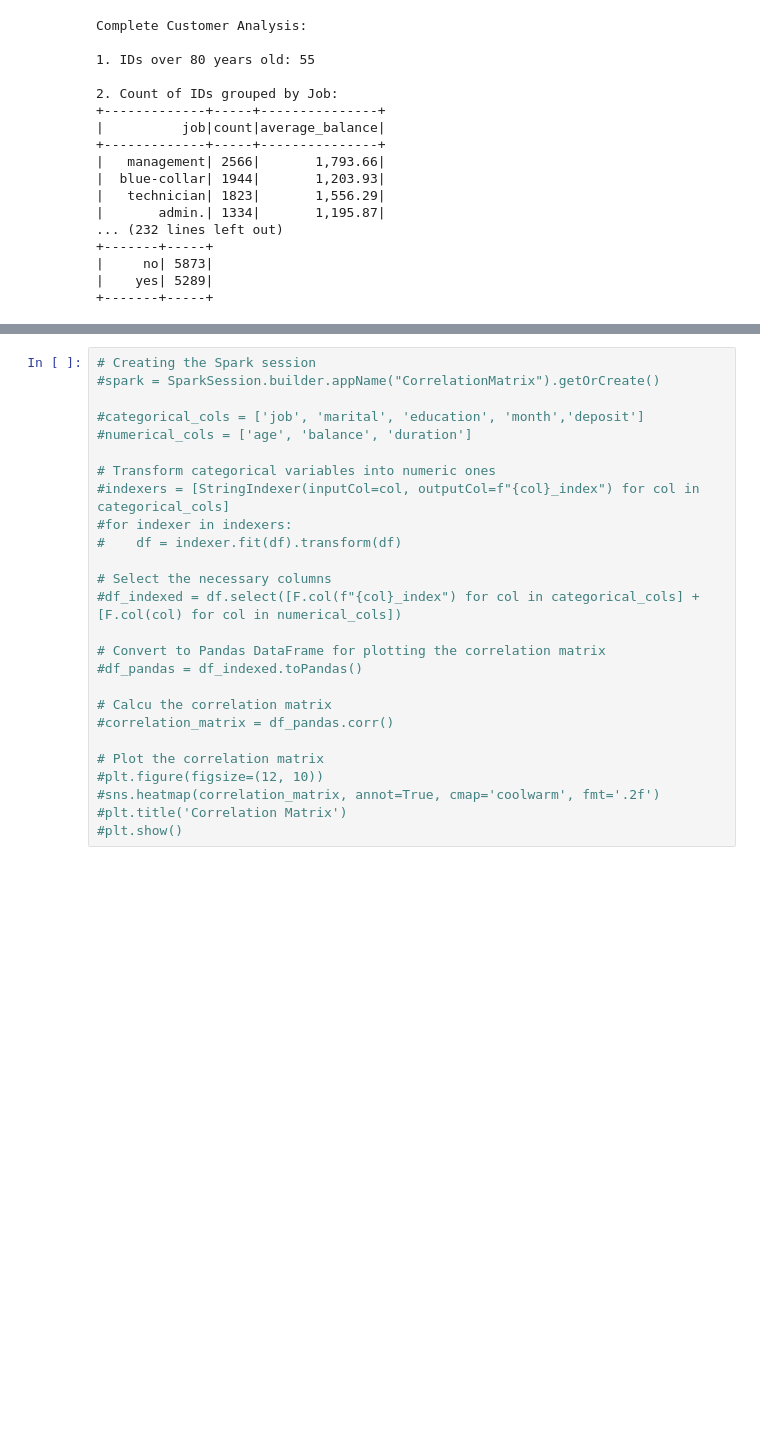
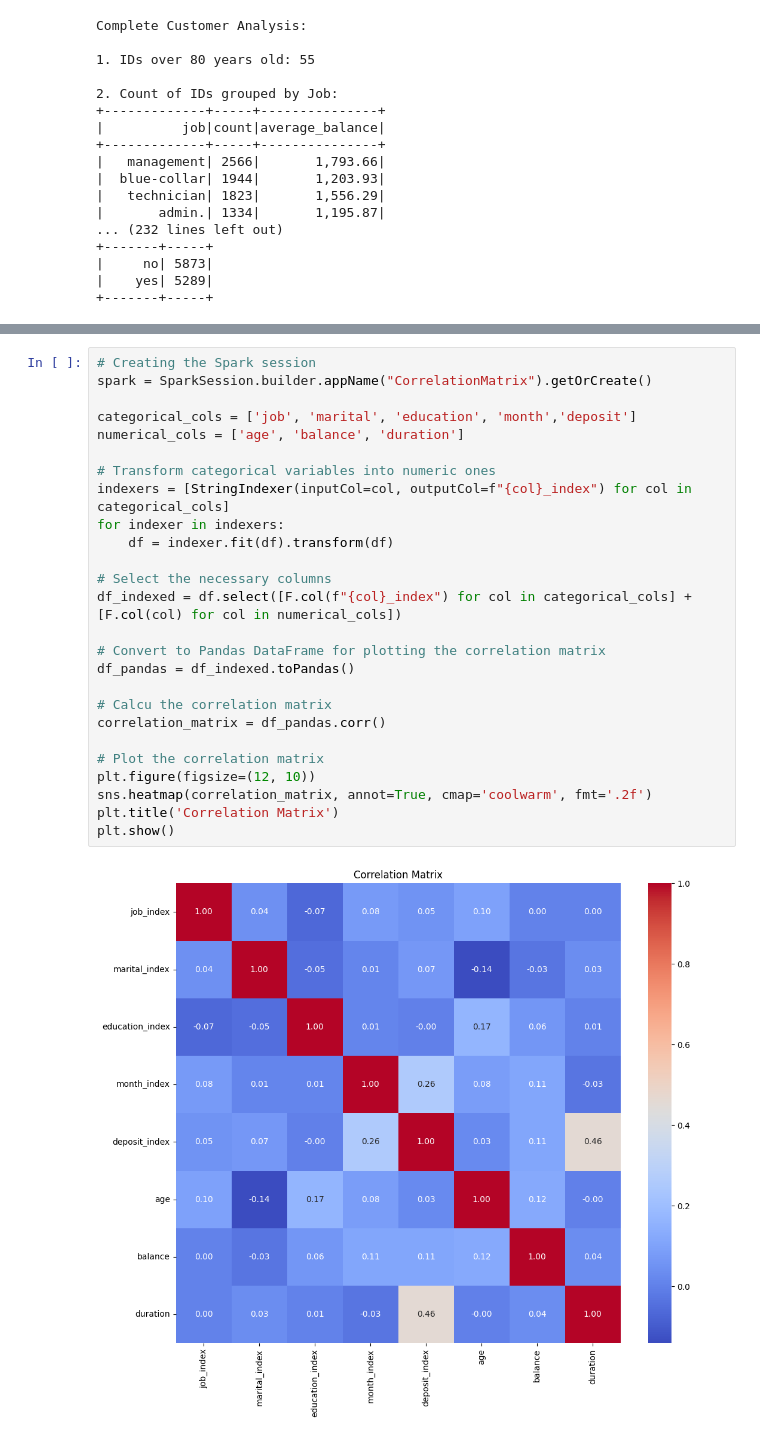
Before and after one commit to KoreTane/MKTBank, a Jupyter notebook: MKTBank.ipynb, the cells around one changed output, grey strips where cells are left out. Drawn from its saved outputs; the diff is of its cells as text; blank space fills up the shorter version.

```diff
--- a/MKTBank.ipynb
+++ b/MKTBank.ipynb
@@ -244,28 +245,30 @@ df.show()
 only showing top 20 rows
 # %%
 # Creating the Spark session
-#spark = SparkSession.builder.appName("CorrelationMatrix").getOrCreate()
+spark = SparkSession.builder.appName("CorrelationMatrix").getOrCreate()
 
-#categorical_cols = ['job', 'marital', 'education', 'month','deposit']
-#numerical_cols = ['age', 'balance', 'duration']
+categorical_cols = ['job', 'marital', 'education', 'month','deposit']
+numerical_cols = ['age', 'balance', 'duration']
 
 # Transform categorical variables into numeric ones
-#indexers = [StringIndexer(inputCol=col, outputCol=f"{col}_index") for col in categorical_cols]
-#for indexer in indexers:
-#    df = indexer.fit(df).transform(df)
+indexers = [StringIndexer(inputCol=col, outputCol=f"{col}_index") for col in categorical_cols]
+for indexer in indexers:
+    df = indexer.fit(df).transform(df)
 
 # Select the necessary columns
-#df_indexed = df.select([F.col(f"{col}_index") for col in categorical_cols] + [F.col(col) for col in numerical_cols])
+df_indexed = df.select([F.col(f"{col}_index") for col in categorical_cols] + [F.col(col) for col in numerical_cols])
 
 # Convert to Pandas DataFrame for plotting the correlation matrix
-#df_pandas = df_indexed.toPandas()
+df_pandas = df_indexed.toPandas()
 
 # Calcu the correlation matrix
-#correlation_matrix = df_pandas.corr()
+correlation_matrix = df_pandas.corr()
 
 # Plot the correlation matrix
-#plt.figure(figsize=(12, 10))
-#sns.heatmap(correlation_matrix, annot=True, cmap='coolwarm', fmt='.2f')
-#plt.title('Correlation Matrix')
-#plt.show()
+plt.figure(figsize=(12, 10))
+sns.heatmap(correlation_matrix, annot=True, cmap='coolwarm', fmt='.2f')
+plt.title('Correlation Matrix')
+plt.show()
+# %% [output]
+[figure, added]
 # %%
```
Also changed, not shown: parts of 5 cells of this notebook.
